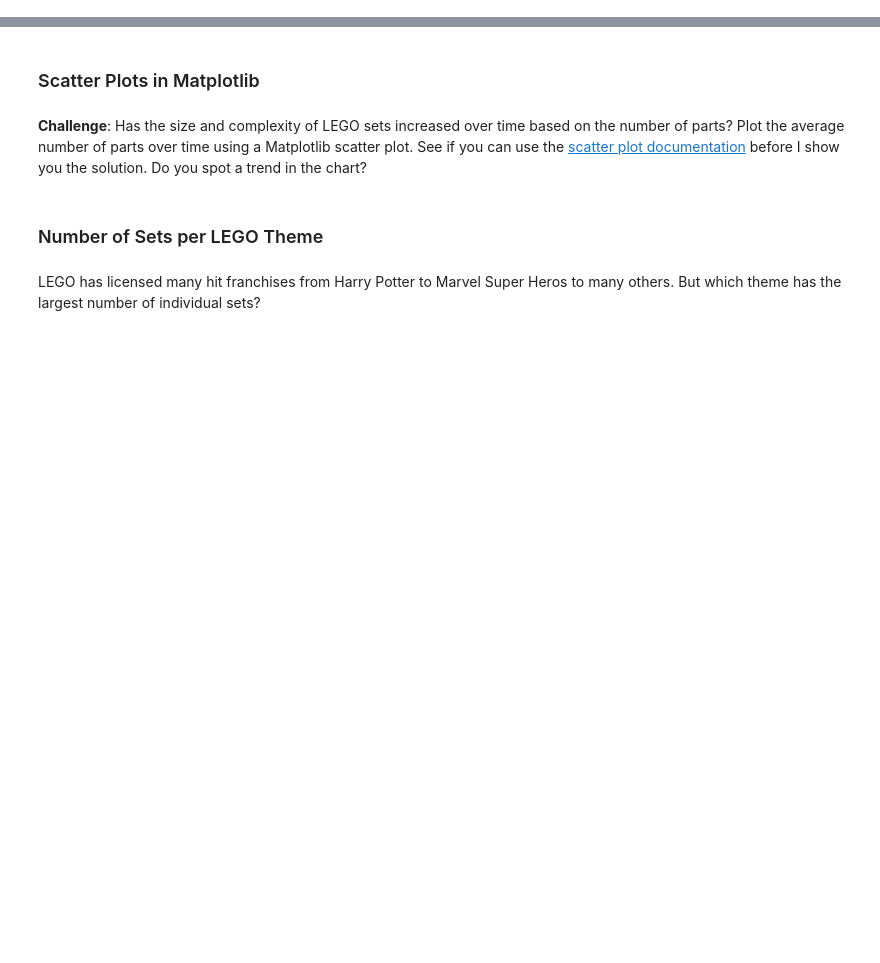
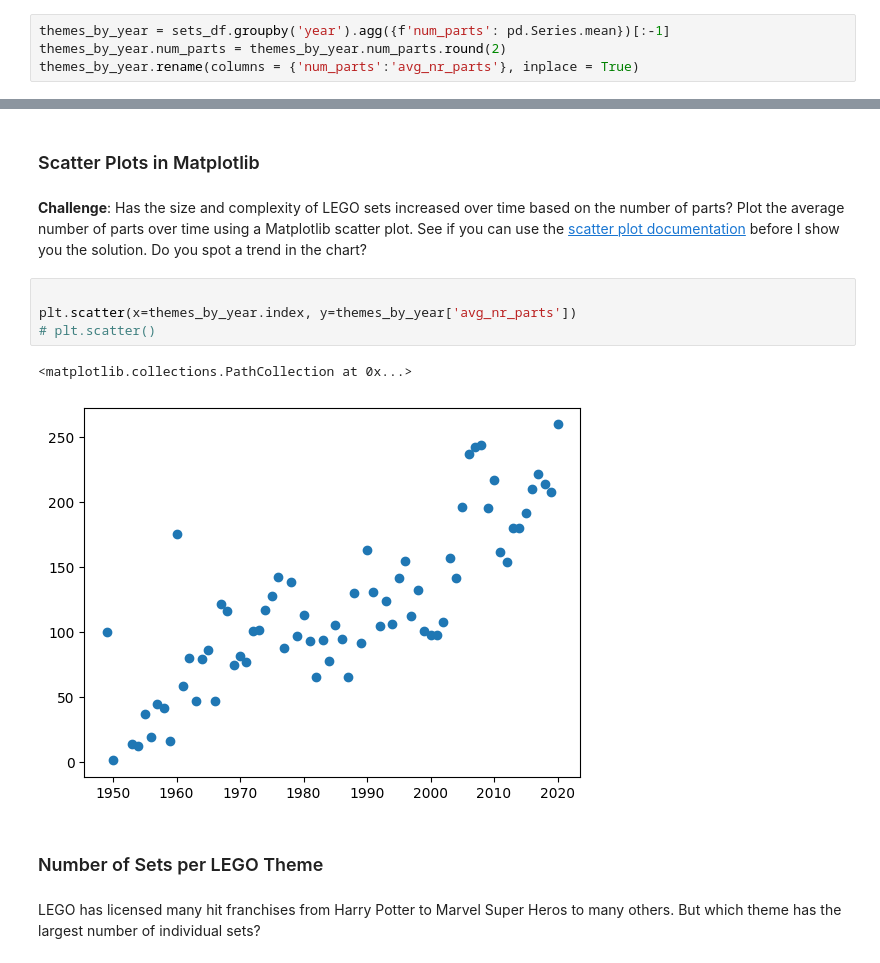
Before and after one commit to J-Bills/day_74, a Jupyter notebook: LEGO Notebook and Data (start)/Lego_Analysis_for_Course_(start).ipynb, the cells around one changed output, grey strips where cells are left out. Drawn from its saved outputs; the diff is of its cells as text; blank space fills up the shorter version.

```diff
--- a/LEGO Notebook and Data (start)/Lego_Analysis_for_Course_(start).ipynb
+++ b/LEGO Notebook and Data (start)/Lego_Analysis_for_Course_(start).ipynb
@@ -75,3 +241,7 @@ Let's work out the number of different themes shipped by year. This means we hav
 ### Line Charts with Two Seperate Axes
 # %% [markdown]
 **Challenge**: Use the <code>.groupby()</code> and <code>.agg()</code> function together to figure out the average number of parts per set. How many parts did the average LEGO set released in 1954 compared to say, 2017?
+# %%
+themes_by_year = sets_df.groupby('year').agg({f'num_parts': pd.Series.mean})[:-1]
+themes_by_year.num_parts = themes_by_year.num_parts.round(2)
+themes_by_year.rename(columns = {'num_parts':'avg_nr_parts'}, inplace = True)
@@ -79,6 +273,13 @@ Let's work out the number of different themes shipped by year. This means we hav
 ### Scatter Plots in Matplotlib
 # %% [markdown]
 **Challenge**: Has the size and complexity of LEGO sets increased over time based on the number of parts? Plot the average number of parts over time using a Matplotlib scatter plot. See if you can use the [scatter plot documentation](https://matplotlib.org/3.1.0/api/_as_gen/matplotlib.pyplot.scatter.html) before I show you the solution. Do you spot a trend in the chart?
+# %%
+
+plt.scatter(x=themes_by_year.index, y=themes_by_year['avg_nr_parts'])
+# plt.scatter()
+# %% [output]
+<matplotlib.collections.PathCollection at 0x...>
+[figure, added]
 # %% [markdown]
 ### Number of Sets per LEGO Theme
 # %% [markdown]
```
Also changed, not shown: parts of 22 cells of this notebook.
